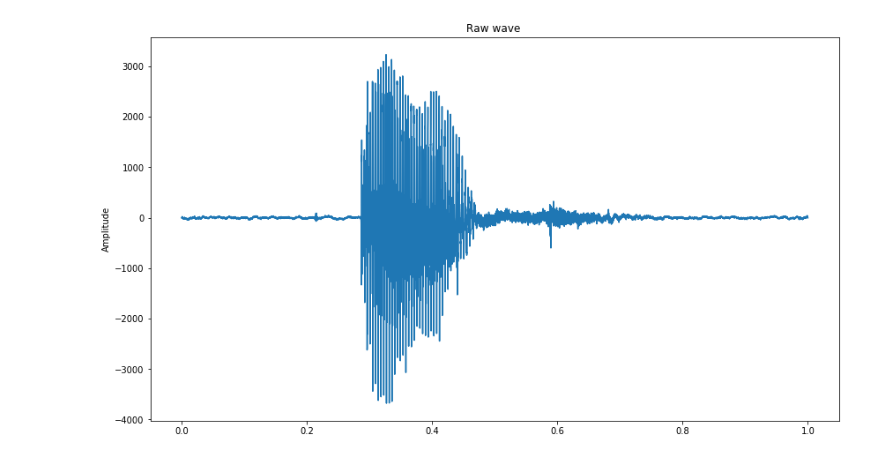
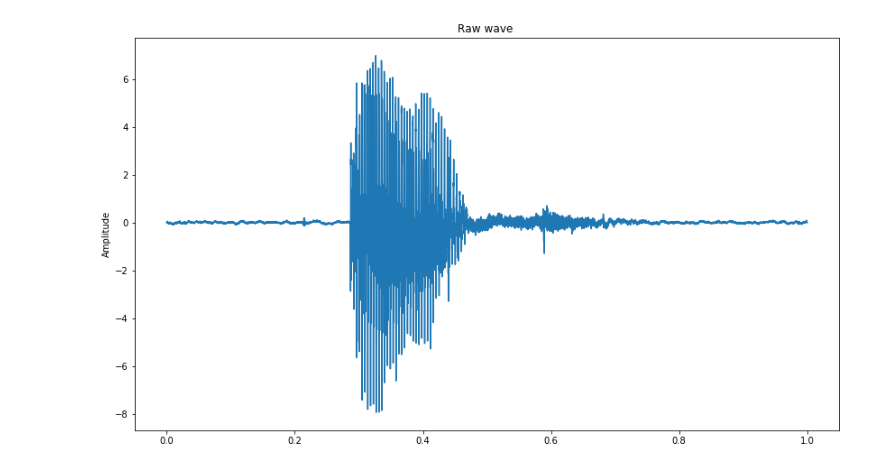
Before and after one commit to 3v1l91l/speech, a Jupyter notebook: src/augment.ipynb, the cells around one changed output. Saved outputs shown, nothing was run; the diff lists cells and outputs as text; code cells hidden in the pictures.

```diff
--- a/src/augment.ipynb
+++ b/src/augment.ipynb
@@ -24,13 +24,26 @@ def plot_time_series(data):
     plt.ylabel('Amplitude')
     plt.plot(np.linspace(0, 1, len(data)), data)
     plt.show()
+def load_wav_by_path(p, fs):
+    _, wav = wavfile.read(p)
+    if wav.size < fs:
+        wav = np.pad(wav, (fs - wav.size, 0), mode='constant')
+    else:
+        wav = wav[0:fs]
+    # wav = signal.resample(wav, 8000)
+    mean = np.mean(np.ravel(wav))
+    std = np.std(np.ravel(wav))
+    if std != 0:
+        wav = wav - mean
+        wav = wav / std
+    return wav
 # %%
 fs = 16000
-data = load_audio_file("../input/train/audio/off/1df483c0_nohash_0.wav", fs, 1)
-plot_time_series(data)
-ipd.Audio(data, rate=fs)
+wav = load_wav_by_path("../input/train/audio/off/1df483c0_nohash_0.wav", fs)
+plot_time_series(wav)
+ipd.Audio(wav, rate=fs)
 # %% [output]
-[figure, old version]
+[figure, new version]
 [interactive output not drawn]
 # %%
 silences_path = glob.glob(os.path.join('..', 'input', 'train', 'audio', 'silence', '*wav'))
```
Also changed, not shown: parts of 7 cells of this notebook, 5 other files.
